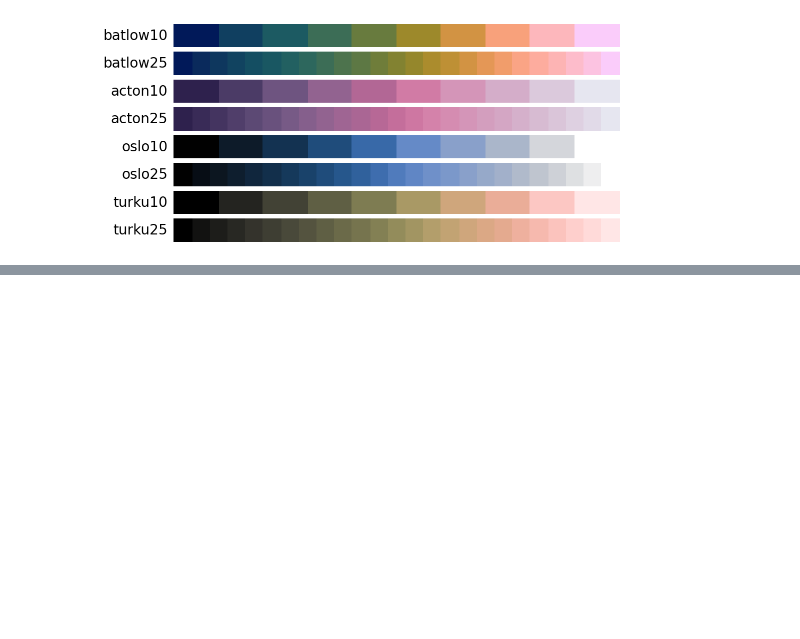
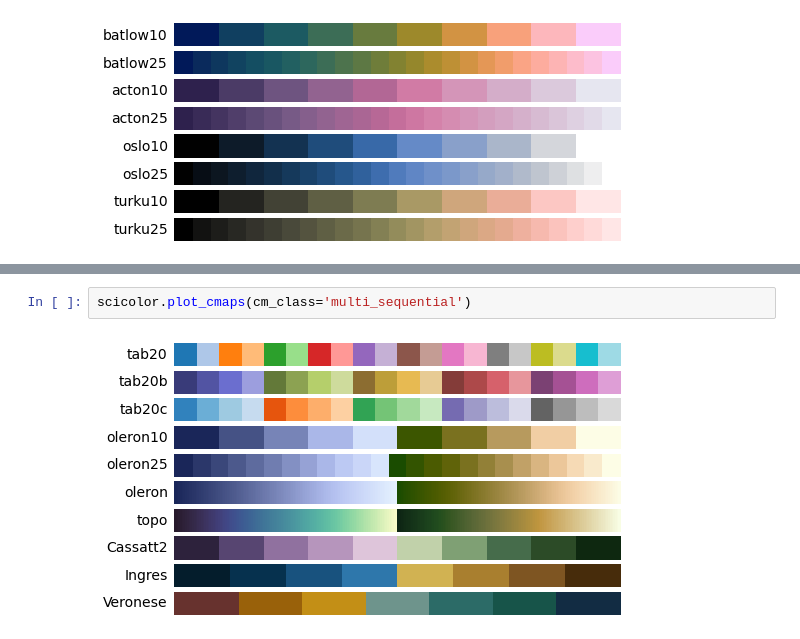
Before and after one commit to yang3kc/scicolor, a Jupyter notebook: exps/try_out_package.ipynb, the cells around one changed output, grey strips where cells are left out. Drawn from its saved outputs; the diff is of its cells as text; blank space fills up the shorter version.

```diff
--- a/exps/try_out_package.ipynb
+++ b/exps/try_out_package.ipynb
@@ -26,0 +59,4 @@ scicolor.plot_cmaps()
+# %%
+scicolor.plot_cmaps(cm_class='multi_sequential')
+# %% [output]
+[figure, added]
```
Also changed, not shown: parts of 11 cells of this notebook.
